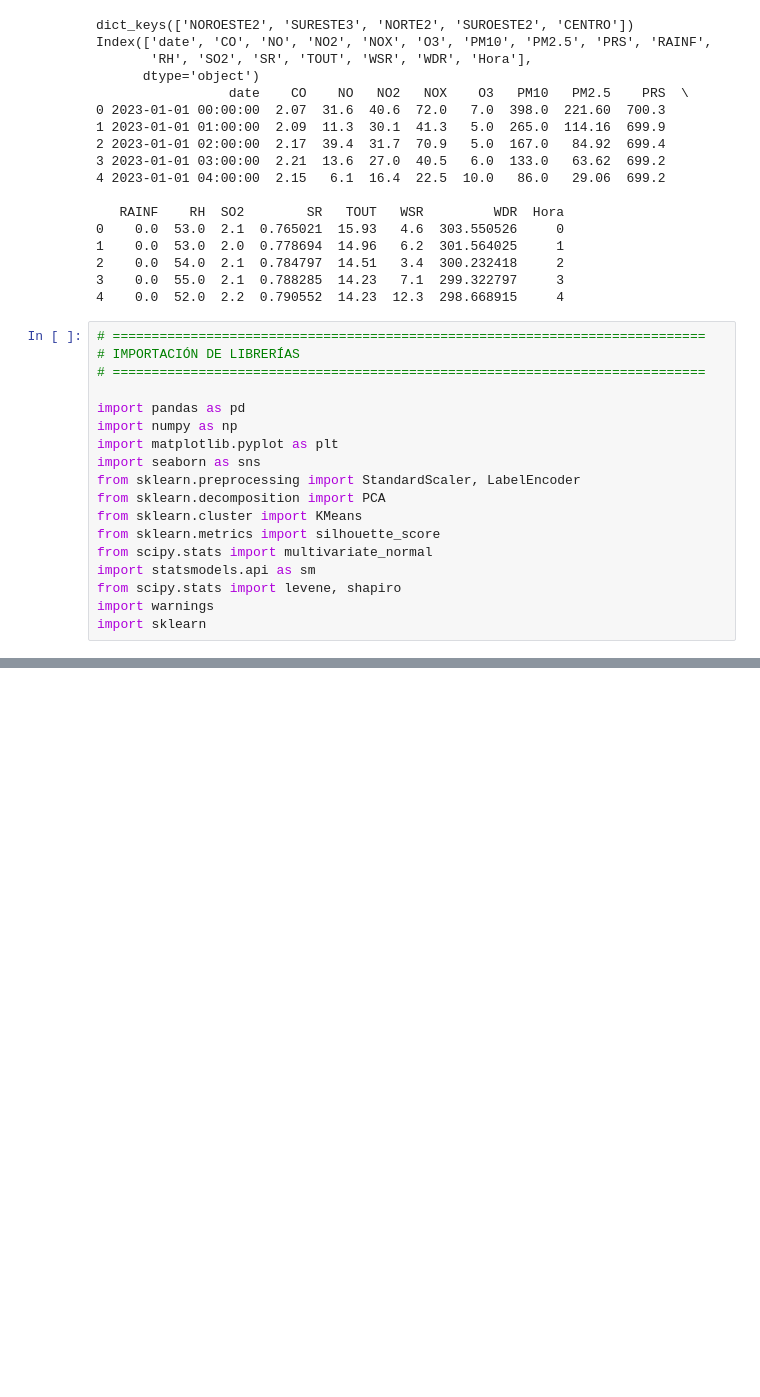
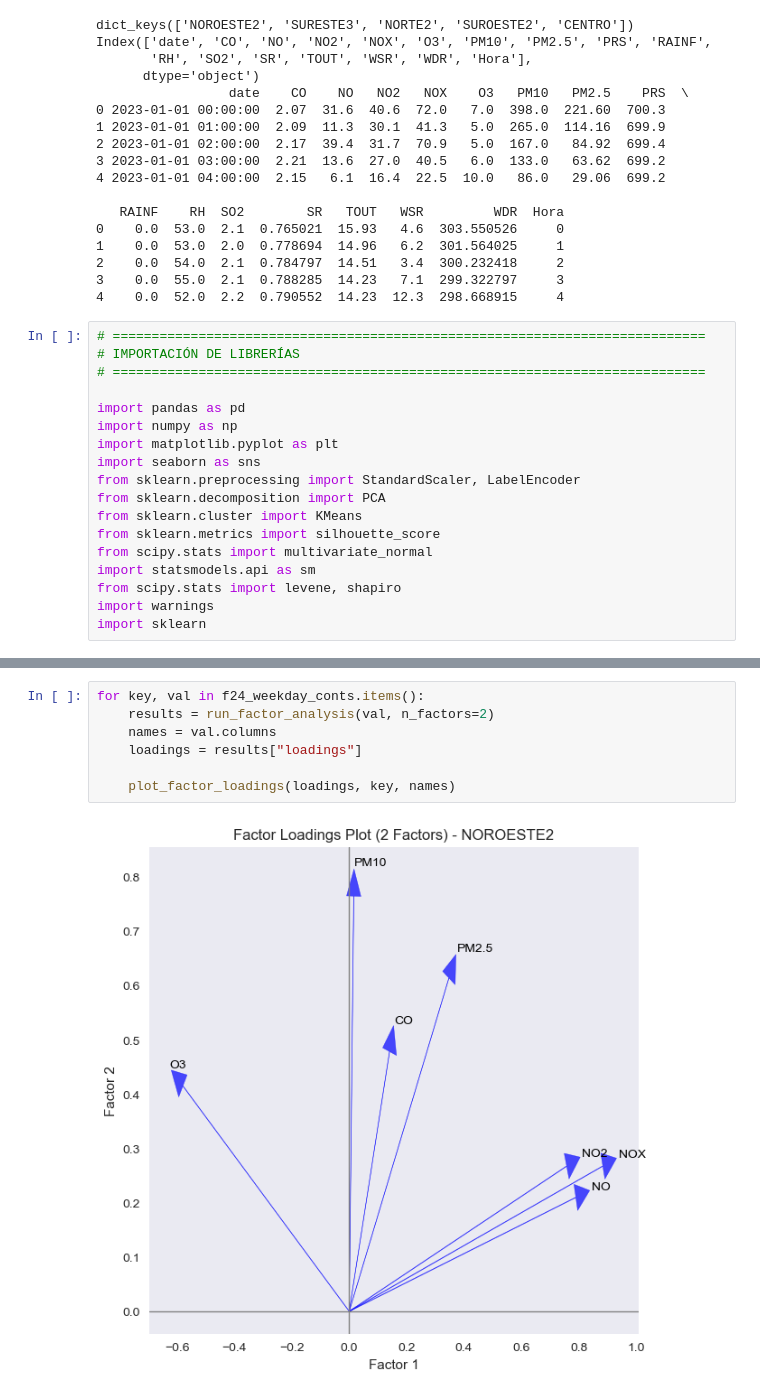
Before and after one commit to brbrbre/SIMA_Project_2, a Jupyter notebook: MA2003B_R_AVGDays.ipynb, the cells around one changed output, grey strips where cells are left out. Cells and saved outputs as stored; diff of their text form; blank space fills up the shorter version.

```diff
--- a/MA2003B_R_AVGDays.ipynb
+++ b/MA2003B_R_AVGDays.ipynb
@@ -2384,0 +2606,9 @@ INSIGHTS ACCIONABLES PARA EL CLIENTE
+# %%
+for key, val in f24_weekday_conts.items():
+    results = run_factor_analysis(val, n_factors=2)
+    names = val.columns
+    loadings = results["loadings"]
+
+    plot_factor_loadings(loadings, key, names)
+# %% [output]
+[figure, added]
```
Also changed, not shown: parts of 10 cells of this notebook, 2 other files.
